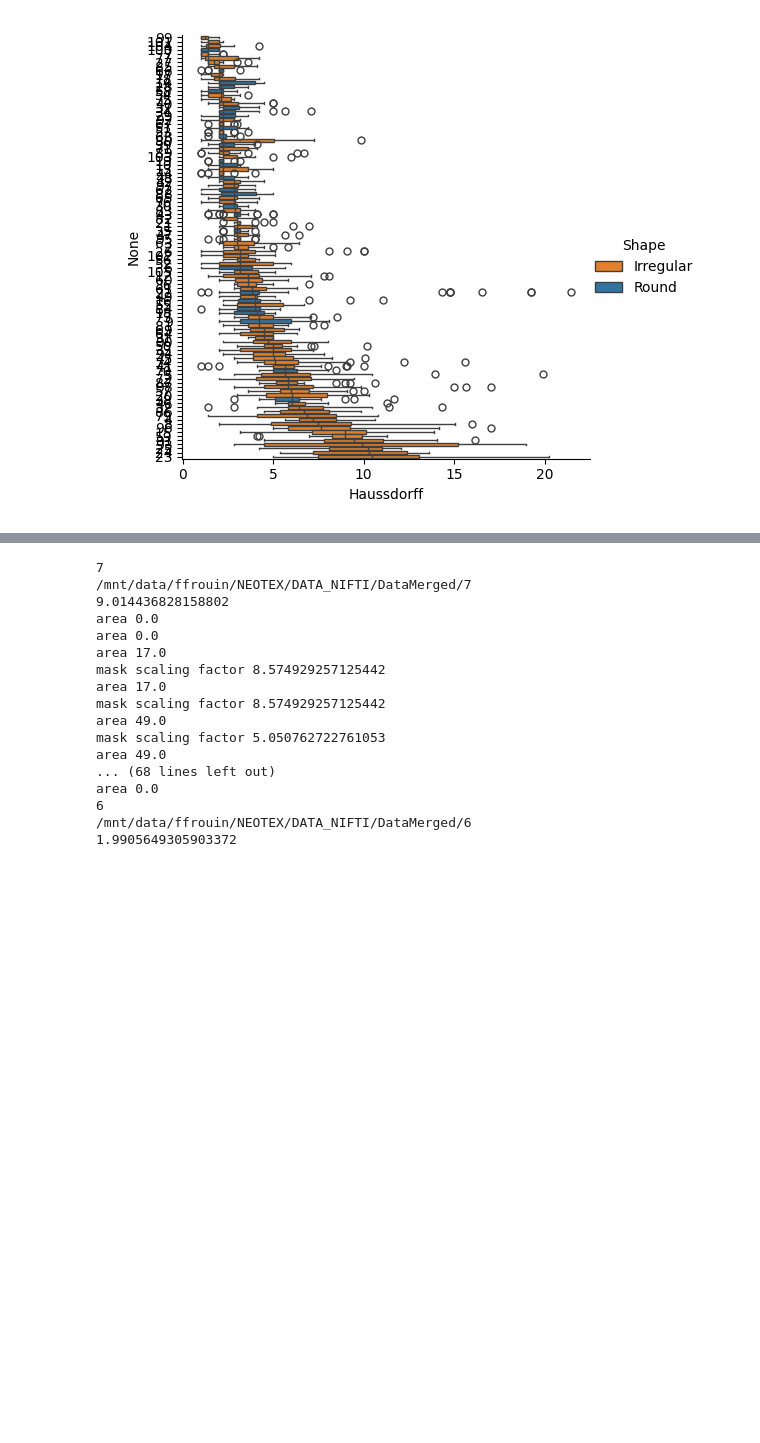
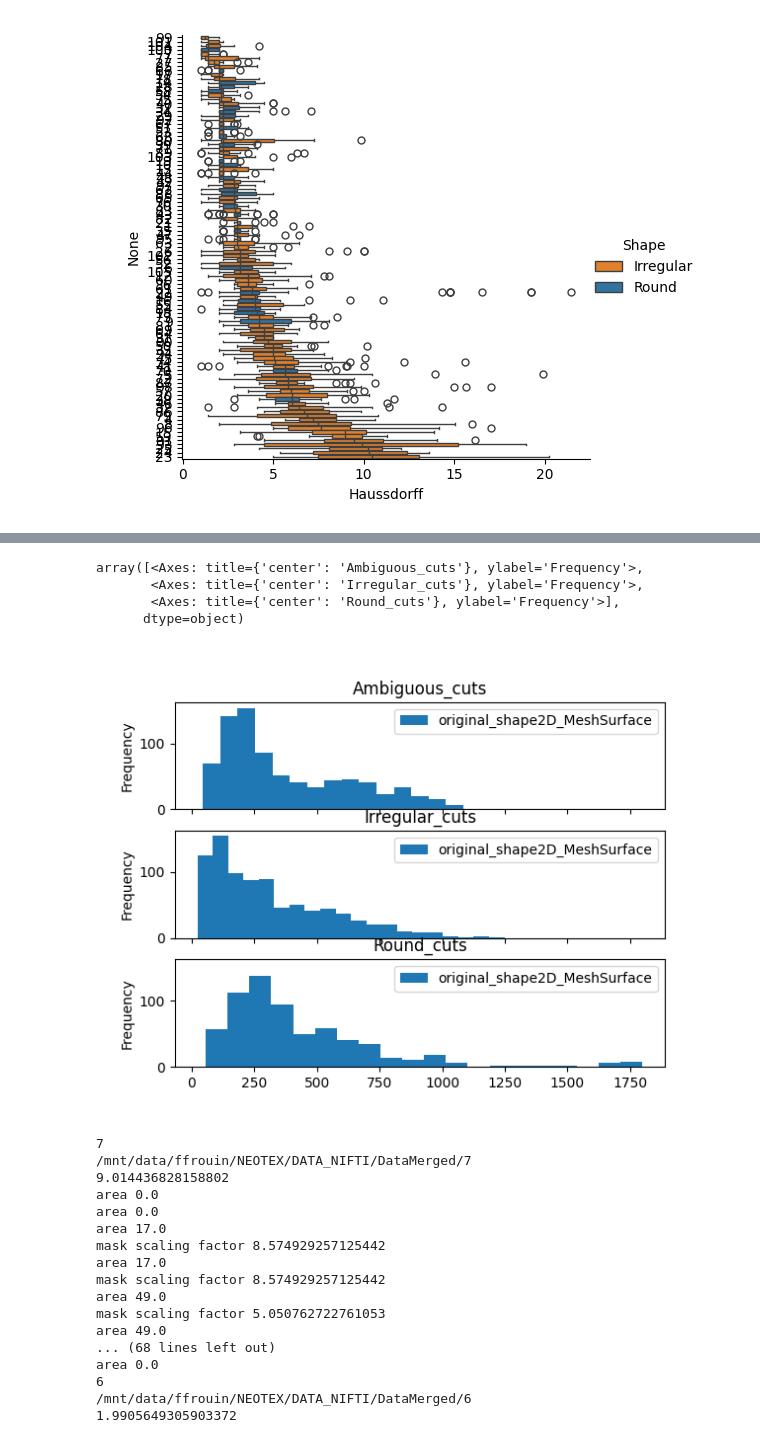
Before and after one commit to pstnmz/UQ_toolbox, a Jupyter notebook: display_radiomic.ipynb, the cells around one changed output, grey strips where cells are left out. Drawn from its saved outputs; the diff is of its cells as text; code cells hidden in the pictures; blank space fills up the shorter version.

```diff
--- a/display_radiomic.ipynb
+++ b/display_radiomic.ipynb
@@ -206,3 +251,11 @@ The `ci` parameter is deprecated. Use `errorbar=None` for the same effect.
+# %%
+to_plot.plot.hist(column='original_shape2D_MeshSurface', by="Axial cut cat resized", sharex=True, sharey=True, bins=20)
+# %% [output]
+array([<Axes: title={'center': 'Ambiguous_cuts'}, ylabel='Frequency'>,
+       <Axes: title={'center': 'Irregular_cuts'}, ylabel='Frequency'>,
+       <Axes: title={'center': 'Round_cuts'}, ylabel='Frequency'>],
+      dtype=object)
+[figure, added]
 # %%
 def compute_dice_ellipse(a, b, eigen_vect, mask_slice):
 
```
Also changed, not shown: parts of 12 cells of this notebook, 1 other file.
